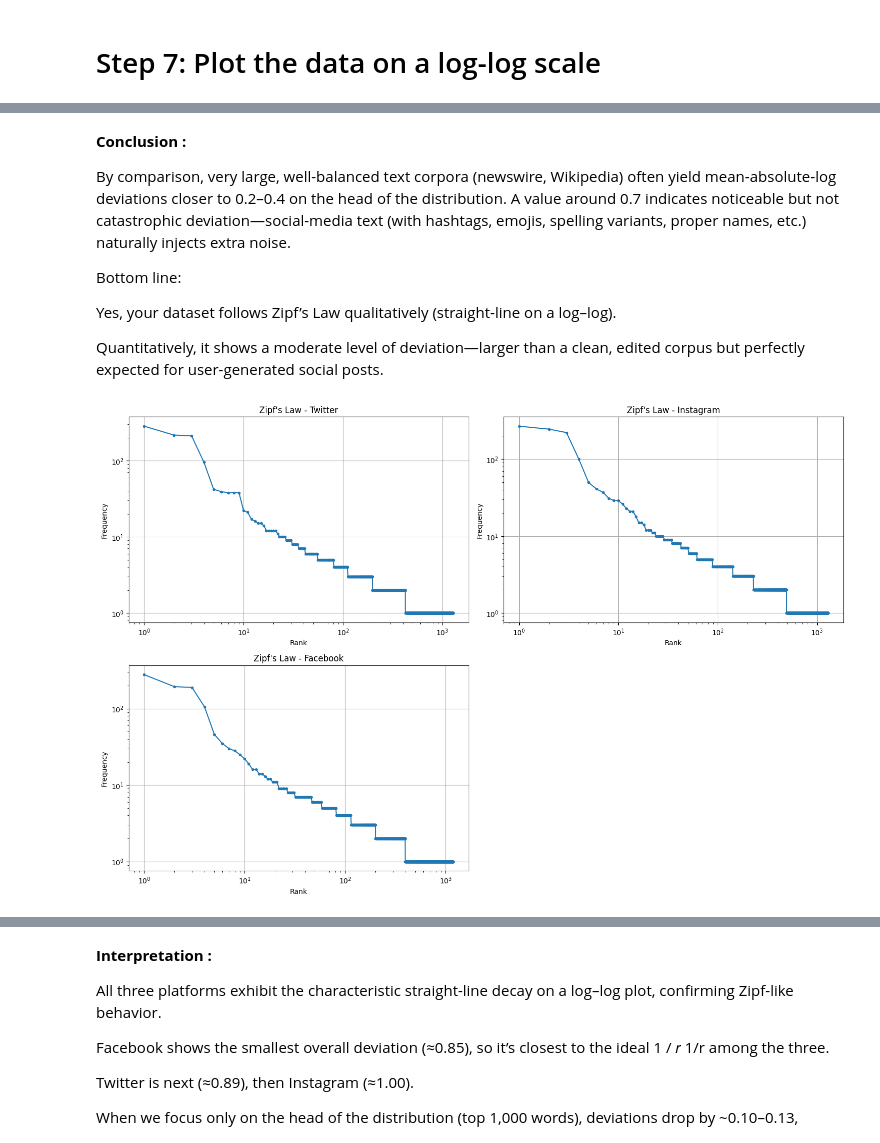
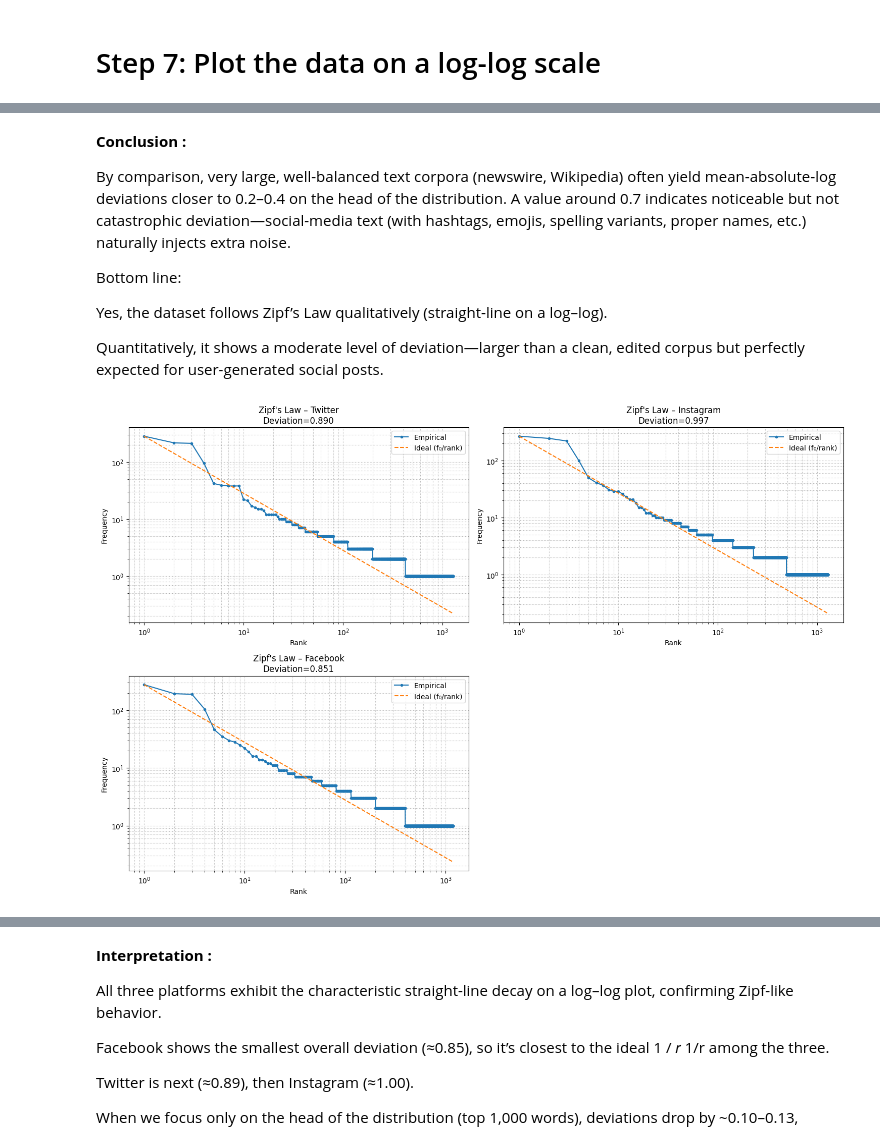
Before and after one commit to shubhanshu2103/Tantransh, a Jupyter notebook: Team_TANTRANSH.ipynb, the cells around one changed output, grey strips where cells are left out. Drawn from its saved outputs; the diff is of its cells as text; code cells hidden in the pictures.

```diff
--- a/Team_TANTRANSH.ipynb
+++ b/Team_TANTRANSH.ipynb
@@ -103,35 +95,36 @@ By comparison, very large, well-balanced text corpora (newswire, Wikipedia) ofte
 
 Bottom line:
 
-Yes, your dataset follows Zipf’s Law qualitatively (straight‐line on a log–log).
+Yes, the dataset follows Zipf’s Law qualitatively (straight‐line on a log–log).
 
 Quantitatively, it shows a moderate level of deviation—larger than a clean, edited corpus but perfectly expected for user-generated social posts.
 # %%
-df['Platform'] = df['Platform'].astype(str).str.strip().str.lower().str.capitalize()
+df['Platform'] = (df['Platform'].astype(str).str.strip().str.lower().str.capitalize())
 if 'Platform' in df.columns and 'Text' in df.columns:
     platforms = df['Platform'].unique()
-
     plt.figure(figsize=(15, 10))
-
     for i, platform in enumerate(platforms, 1):
         platform_texts = df[df['Platform'] == platform]['Text'].astype(str)
-        combined_text = " ".join(platform_texts)
+        combined_text  = " ".join(platform_texts)
         tokens = re.findall(r'\b\w+\b', combined_text.lower())
         word_counts = Counter(tokens)
         most_common = word_counts.most_common()
-
         ranks = np.arange(1, len(most_common) + 1)
-        frequencies = np.array([freq for _, freq in most_common])
+        freqs = np.array([cnt for _, cnt in most_common], dtype=float)
+        f0 = freqs[0]
+        ideal_freqs = f0 / ranks
+        deviation = np.mean(np.abs(np.log(freqs) - np.log(ideal_freqs)))
         plt.subplot(2, 2, i)
-        plt.loglog(ranks, frequencies, marker='.')
-        plt.title(f"Zipf's Law - {platform}")
+        plt.loglog(ranks, freqs,marker='.', linestyle='-', label='Empirical')
+        plt.loglog(ranks, ideal_freqs, linestyle='--', label='Ideal (f₀/rank)')
+        plt.title(f"Zipf's Law – {platform}\nDeviation={deviation:.3f}")
         plt.xlabel("Rank")
         plt.ylabel("Frequency")
-        plt.grid(True)
-
+        plt.grid(True, which='both', ls=':')
+        plt.legend()
     plt.tight_layout()
     plt.show()
 else:
     print("Missing required columns: 'Platform' and/or 'Text'")
 # %% [output]
-[figure, old version]
+[figure, new version]
```
Also changed, not shown: parts of 17 cells of this notebook.
